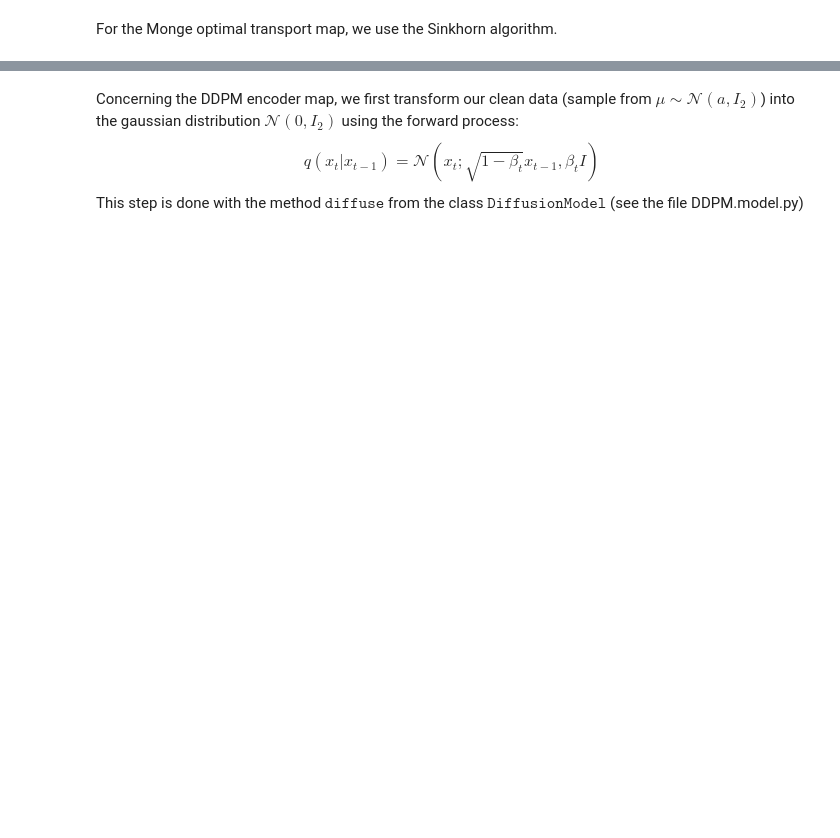
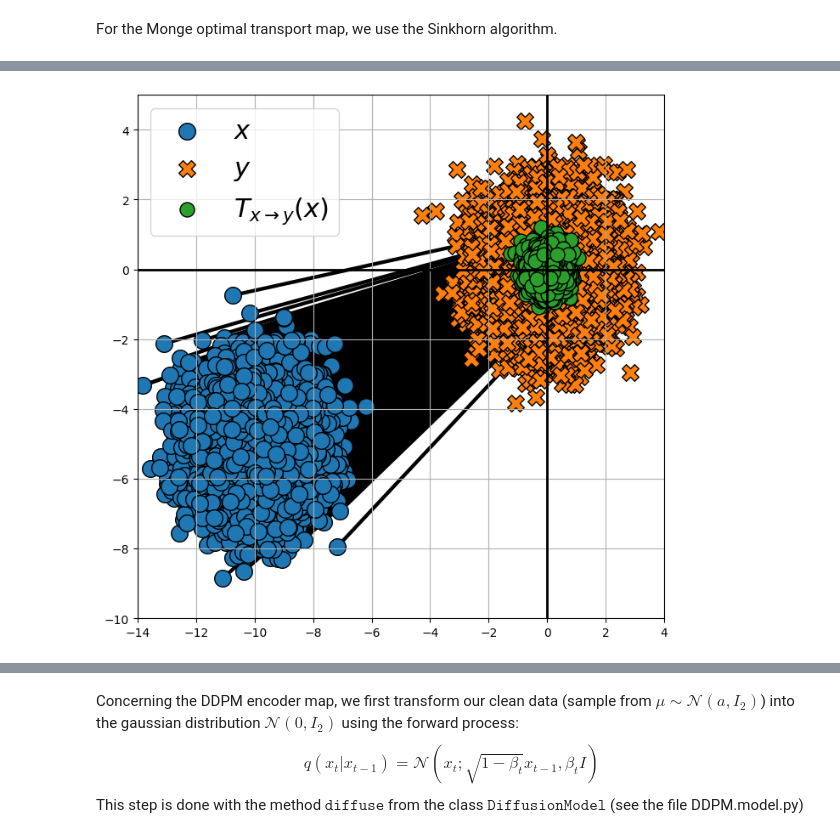
Before and after one commit to lucasdegeorge/diffusion_ot, a Jupyter notebook: toy_example.ipynb, the cells around one changed output, grey strips where cells are left out. Drawn from its saved outputs; the diff is of its cells as text; code cells hidden in the pictures; blank space fills up the shorter version.

```diff
--- a/toy_example.ipynb
+++ b/toy_example.ipynb
@@ -36,0 +64,33 @@ For the Monge optimal transport map, we use the Sinkhorn algorithm.
+# %%
+def plot_map(x, y, z, forward: bool = True):
+    fig, ax = plt.subplots(figsize=(8, 8))
+    marker_t = "o" if forward else "X"
+    label = (
+        r"$T_{x\rightarrow y}(x)$" if forward else r"$T_{y\rightarrow x}(y)$"
+    )
+    w = x if forward else y
+    ax.quiver(
+        *w.T,
+        *(z - w).T,
+        color="k",
+        angles="xy",
+        scale_units="xy",
+        scale=1,
+        width=0.007,
+    )
+    ax.scatter(*x.T, s=200, edgecolors="k", marker="o", label=r"$x$")
+    ax.scatter(*y.T, s=200, edgecolors="k", marker="X", label=r"$y$")
+    ax.scatter(*z.T, s=150, edgecolors="k", marker=marker_t, label=label)
+    ax.set_xlim(-14, 4)
+    ax.set_ylim(-10,5)
+    ax.axhline(0, color='black', linewidth=2)
+    ax.axvline(0, color='black', linewidth=2)
+    ax.legend(fontsize=22)
+    ax.grid(True)
+# %%
+out = sinkhorn.Sinkhorn()(linear_problem.LinearProblem(geom))
+dual_potentials = out.to_dual_potentials()
+# %%
+plot_map(datapoints, target, dual_potentials.transport(datapoints))
+# %% [output]
+[figure, added]
```
Also changed, not shown: parts of 9 cells of this notebook.
